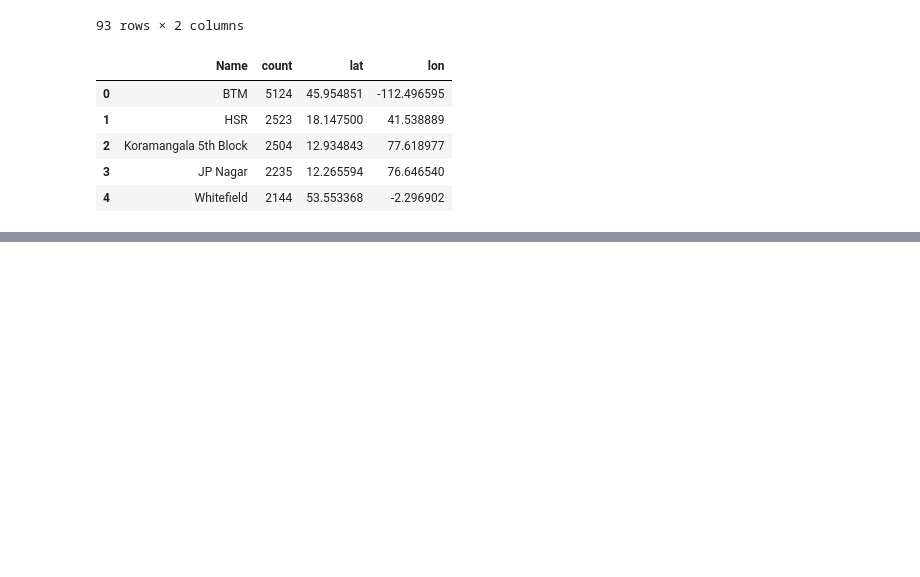
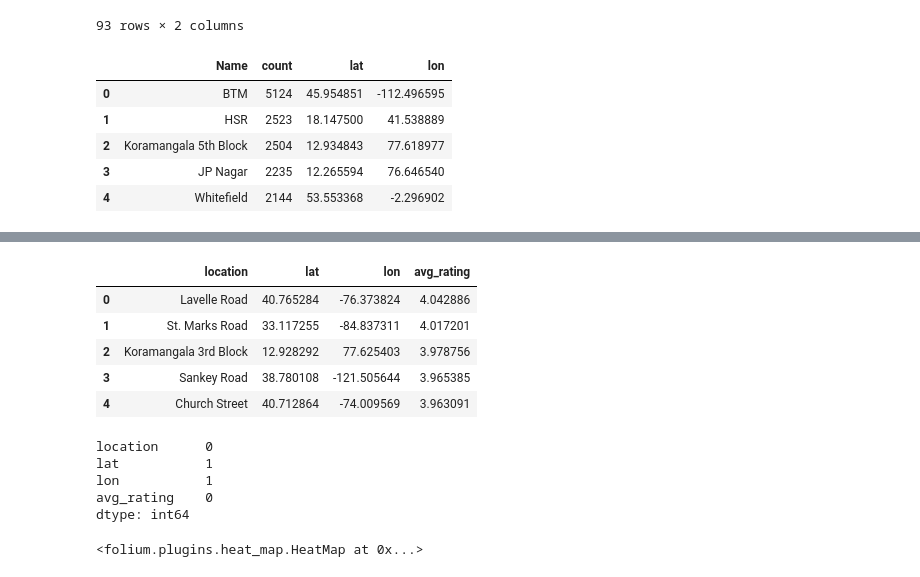
Before and after one commit to unpatel1/Challenge_AProjectAWeek, a Jupyter notebook: Week_07/Zomato_geospatial_DA.ipynb, the cells around one changed output, grey strips where cells are left out. Drawn from its saved outputs; the diff is of its cells as text; code cells hidden in the pictures; blank space fills up the shorter version.

```diff
--- a/Week_07/Zomato_geospatial_DA.ipynb
+++ b/Week_07/Zomato_geospatial_DA.ipynb
@@ -185,0 +327,4 @@ Restaurant_locations.head()
+# %%
+location = df.groupby('location')['rating'].mean().sort_values(ascending = False).index
+# %%
+rating = pd.DataFrame()
@@ -185,0 +334,35 @@ Restaurant_locations.head()
+# %%
+lat = []
+lon = []
+
+for loc in tqdm_notebook(location, desc = 'Progress using tqdm_notebook()'):
+    # converting location from string to some geographical format using geocode
+    loc = geolocator.geocode(loc)
+    if loc is None:
+        lat.append(np.nan)
+        lon.append(np.nan)
+    else:
+        lat.append(loc.latitude)
+        lon.append(loc.longitude)
+# %%
+rating['location'] = location
+rating['lat'] = lat
+rating['lon'] = lon
+rating['avg_rating'] = avg_rating
+# %%
+rating.head()
+# %% [output]
+|  | location | lat | lon | avg_rating |
+| 0 | Lavelle Road | 40.765284 | -76.373824 | 4.042886 |
+| 1 | St. Marks Road | 33.117255 | -84.837311 | 4.017201 |
+| 2 | Koramangala 3rd Block | 12.928292 | 77.625403 | 3.978756 |
+| 3 | Sankey Road | 38.780108 | -121.505644 | 3.965385 |
+| 4 | Church Street | 40.712864 | -74.009569 | 3.963091 |
+# %%
+rating.isna().sum()
+# %% [output]
+location      0
+lat           1
+lon           1
+avg_rating    0
+dtype: int64
@@ -185,0 +371,4 @@ Restaurant_locations.head()
+# %%
+HeatMap(rating[['lat','lon','avg_rating']]).add_to(basemap)
+# %% [output]
+<folium.plugins.heat_map.HeatMap at 0x...>
```
Also changed, not shown: parts of 35 cells of this notebook, 1 other file.
